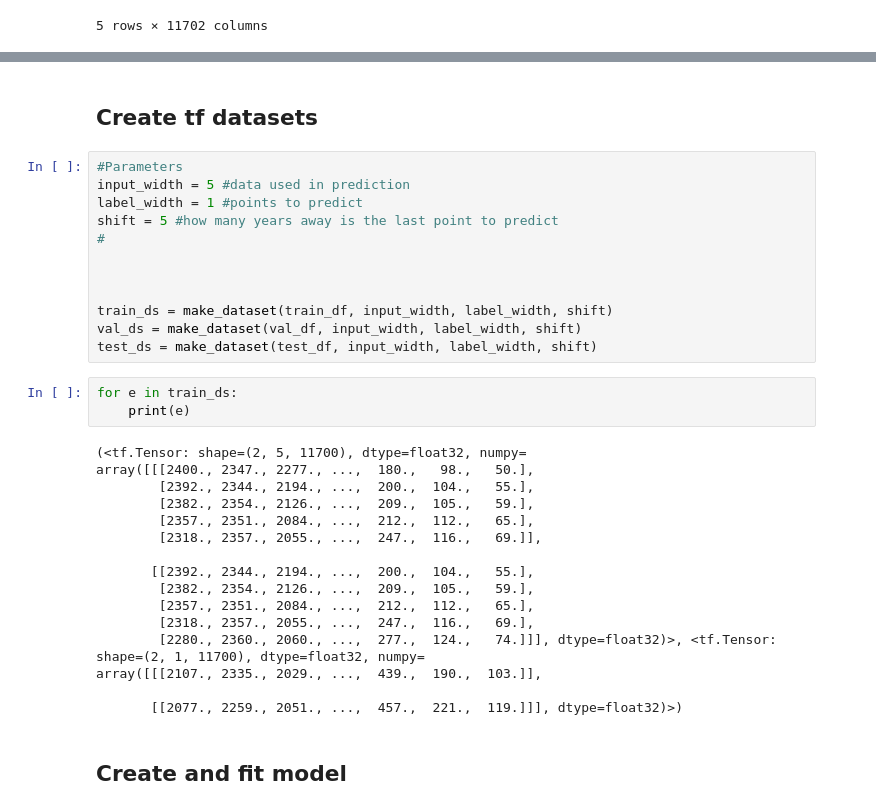
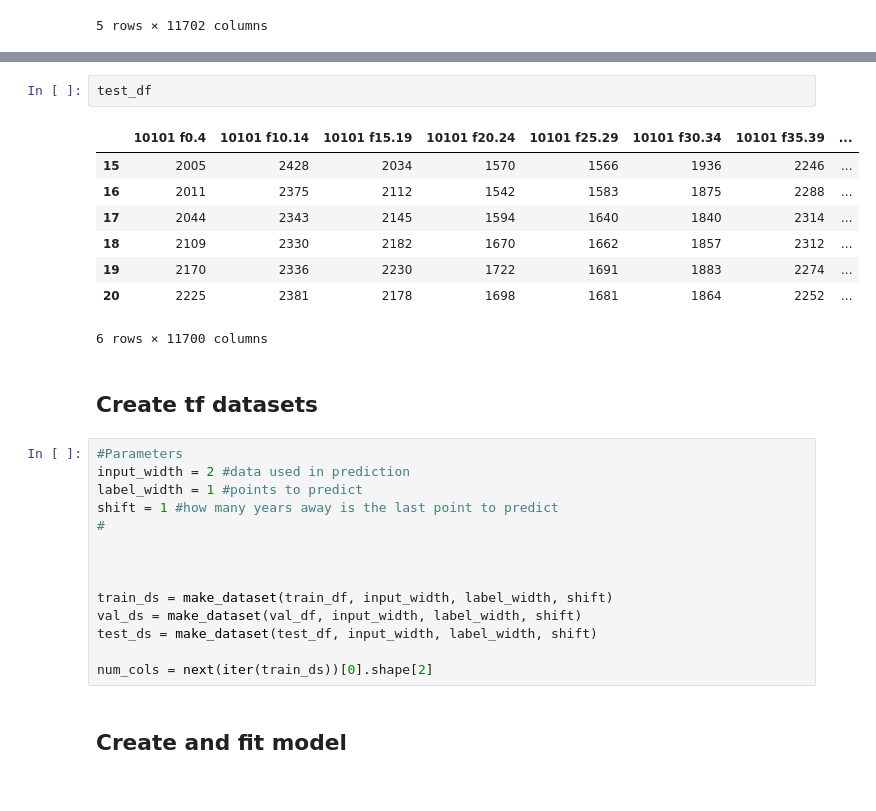
Before and after one commit to RelaxZhang/Data-Science-Project, a Jupyter notebook: Code/LSTM-age_cohort_columns.ipynb, the cells around one changed output, grey strips where cells are left out. Drawn from its saved outputs; the diff is of its cells as text.

```diff
--- a/Code/LSTM-age_cohort_columns.ipynb
+++ b/Code/LSTM-age_cohort_columns.ipynb
@@ -124,10 +183,21 @@ train_df.head()
+# %%
+test_df
+# %% [output]
+|  | 10101 f0.4 | 10101 f10.14 | 10101 f15.19 | 10101 f20.24 | 10101 f25.29 | 10101 f30.34 | 10101 f35.39 | ... |
+| 15 | 2005 | 2428 | 2034 | 1570 | 1566 | 1936 | 2246 | ... |
+| 16 | 2011 | 2375 | 2112 | 1542 | 1583 | 1875 | 2288 | ... |
+| 17 | 2044 | 2343 | 2145 | 1594 | 1640 | 1840 | 2314 | ... |
+| 18 | 2109 | 2330 | 2182 | 1670 | 1662 | 1857 | 2312 | ... |
+| 19 | 2170 | 2336 | 2230 | 1722 | 1691 | 1883 | 2274 | ... |
+| 20 | 2225 | 2381 | 2178 | 1698 | 1681 | 1864 | 2252 | ... |
+6 rows × 11700 columns
 # %% [markdown]
 ## Create tf datasets
 # %%
 #Parameters
-input_width = 5 #data used in prediction
+input_width = 2 #data used in prediction
 label_width = 1 #points to predict
-shift = 5 #how many years away is the last point to predict
+shift = 1 #how many years away is the last point to predict
 #
 
 
@@ -135,25 +205,8 @@ shift = 5 #how many years away is the last point to predict
 train_ds = make_dataset(train_df, input_width, label_width, shift)
 val_ds = make_dataset(val_df, input_width, label_width, shift)
 test_ds = make_dataset(test_df, input_width, label_width, shift)
+
+num_cols = next(iter(train_ds))[0].shape[2]
-# %%
-for e in train_ds:
-    print(e)
-# %% [output]
-(<tf.Tensor: shape=(2, 5, 11700), dtype=float32, numpy=
-array([[[2400., 2347., 2277., ...,  180.,   98.,   50.],
-        [2392., 2344., 2194., ...,  200.,  104.,   55.],
-        [2382., 2354., 2126., ...,  209.,  105.,   59.],
-        [2357., 2351., 2084., ...,  212.,  112.,   65.],
-        [2318., 2357., 2055., ...,  247.,  116.,   69.]],
-
-       [[2392., 2344., 2194., ...,  200.,  104.,   55.],
-        [2382., 2354., 2126., ...,  209.,  105.,   59.],
-        [2357., 2351., 2084., ...,  212.,  112.,   65.],
-        [2318., 2357., 2055., ...,  247.,  116.,   69.],
-        [2280., 2360., 2060., ...,  277.,  124.,   74.]]], dtype=float32)>, <tf.Tensor: shape=(2, 1, 11700), dtype=float32, numpy=
-array([[[2107., 2335., 2029., ...,  439.,  190.,  103.]],
-
-       [[2077., 2259., 2051., ...,  457.,  221.,  119.]]], dtype=float32)>)
 # %% [markdown]
 ## Create and fit model
 # %%
```
Also changed, not shown: parts of 15 cells of this notebook.
